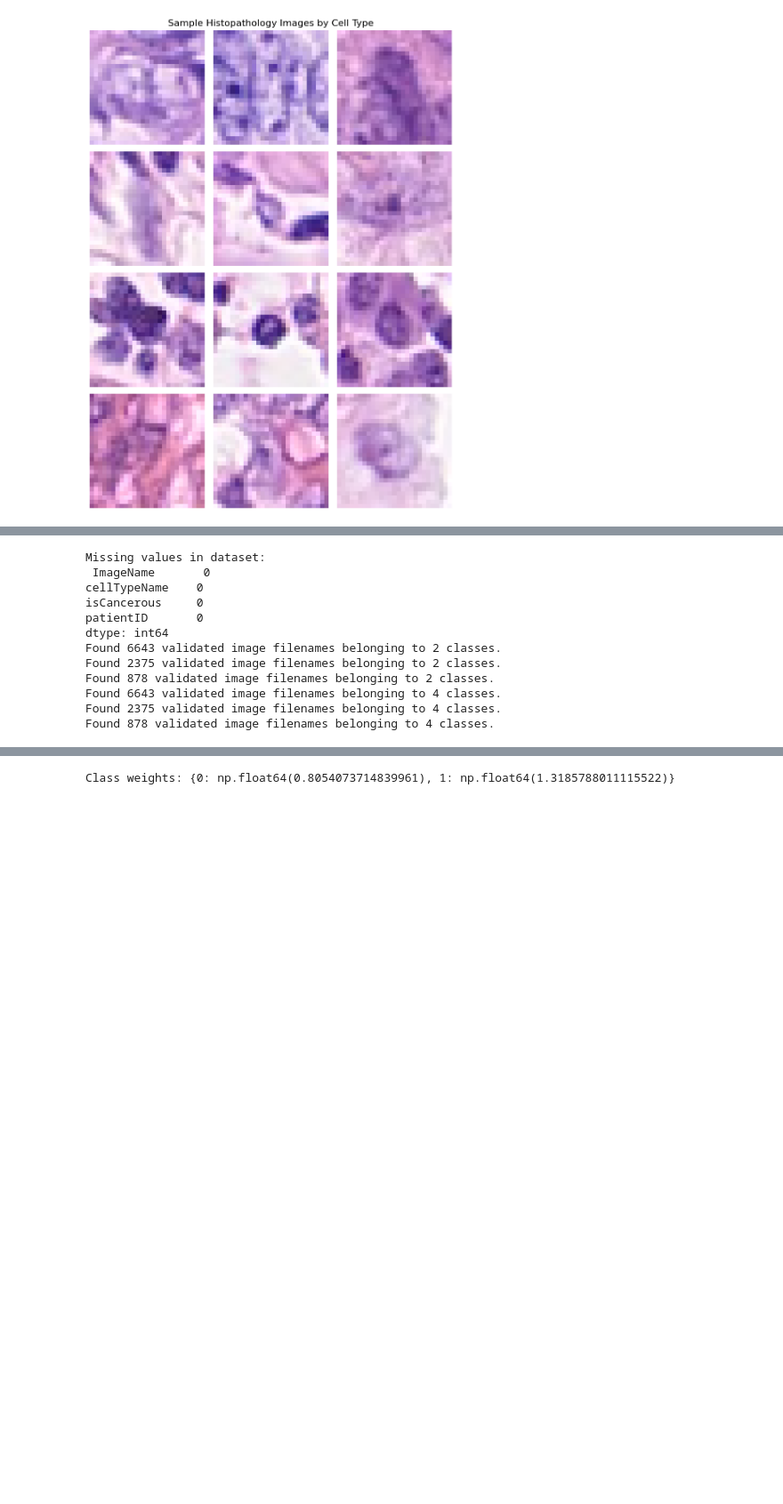
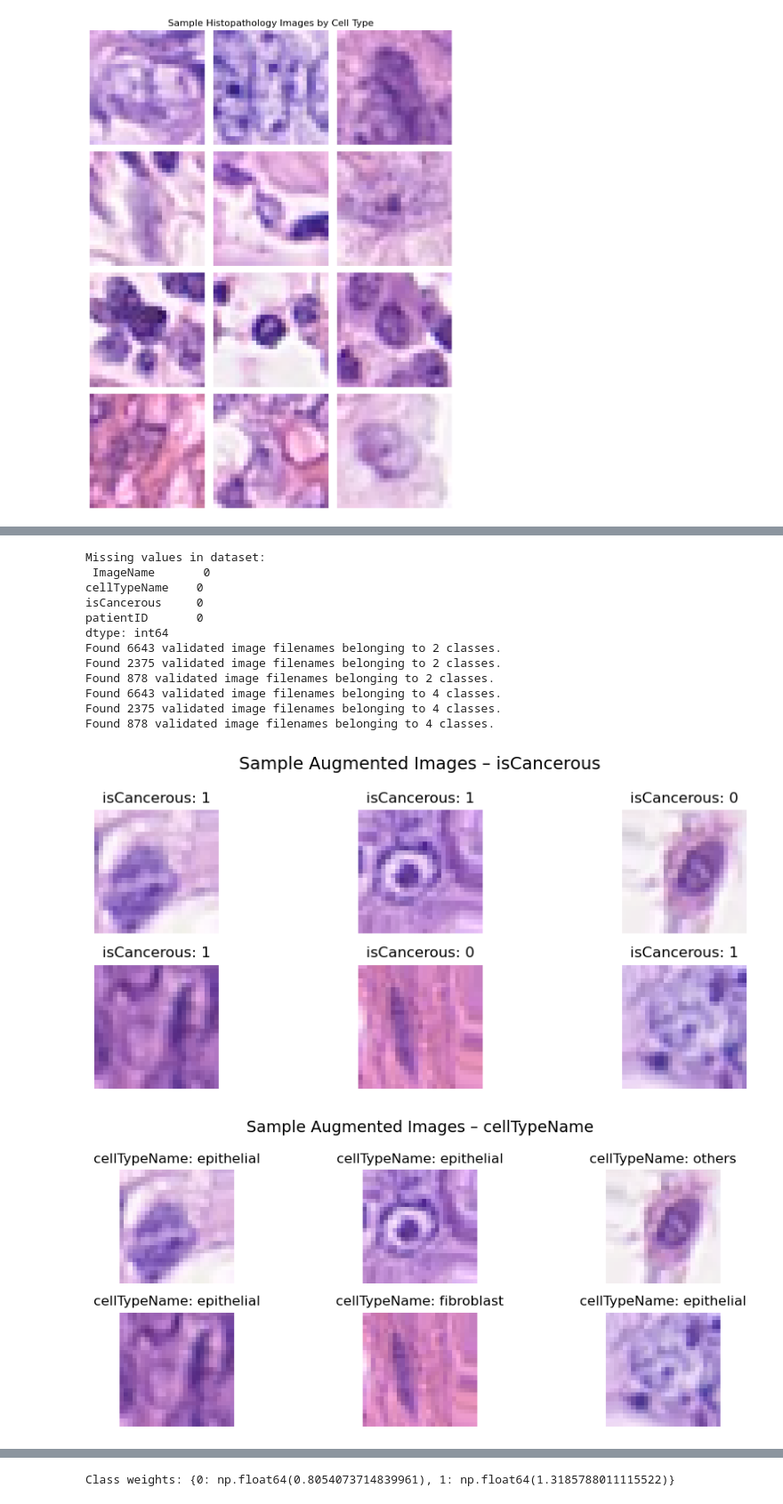
Before and after one commit to Shreyas-Shah30/Colon-Cancer-Histopathology-Image-Classification-ML-Project, a Jupyter notebook: s4005805_s3978268.ipynb, the cells around one changed output, grey strips where cells are left out. Shown at 89% size. Saved outputs shown, nothing was run; the diff lists cells and outputs as text; code cells hidden in the pictures; blank space fills up the shorter version.

```diff
--- a/s4005805_s3978268.ipynb
+++ b/s4005805_s3978268.ipynb
@@ -458,30 +434,70 @@ val_generator = val_test_datagen.flow_from_dataframe(
     y_col='cellTypeName',
     target_size=IMG_SIZE,
     batch_size=BATCH_SIZE,
     class_mode='categorical',
     shuffle=False
 )
 
 # Flowing test data (no augmentation)
 test_generator = val_test_datagen.flow_from_dataframe(
     test_data,
     x_col='image_path',
     y_col='cellTypeName',
     target_size=IMG_SIZE,
     batch_size=BATCH_SIZE,
     class_mode='categorical',
     shuffle=False
 )
+
+# -----------------------------------------------
+# Display Sample Augmented Images – isCancerous
+# -----------------------------------------------
+augmented_images_bin, augmented_labels_bin = next(train_generator_isCancerous)
+
+plt.figure(figsize=(10, 4))
+for i in range(6):
+    ax = plt.subplot(2, 3, i + 1)
+    plt.imshow(augmented_images_bin[i])
+    label = int(augmented_labels_bin[i])
+    plt.title(f"isCancerous: {label}")
+    plt.axis("off")
+
+plt.suptitle("Sample Augmented Images – isCancerous", fontsize=14)
+plt.tight_layout()
+plt.show()
+
+# -----------------------------------------------
+# Display Sample Augmented Images – cellTypeName
+# -----------------------------------------------
+augmented_images_multi, augmented_labels_multi = next(train_generator)
+
+# Reverse class_indices to get class names
+idx_to_class = {v: k for k, v in train_generator.class_indices.items()}
+
+plt.figure(figsize=(10, 4))
+for i in range(6):
+    ax = plt.subplot(2, 3, i + 1)
+    plt.imshow(augmented_images_multi[i])
+    label_index = np.argmax(augmented_labels_multi[i])
+    label_name = idx_to_class[label_index]
+    plt.title(f"cellTypeName: {label_name}")
+    plt.axis("off")
+
+plt.suptitle("Sample Augmented Images – cellTypeName", fontsize=14)
+plt.tight_layout()
+plt.show()
 # %% [output]
 Missing values in dataset:
  ImageName       0
 cellTypeName    0
 isCancerous     0
 patientID       0
 dtype: int64
 Found 6643 validated image filenames belonging to 2 classes.
 Found 2375 validated image filenames belonging to 2 classes.
 Found 878 validated image filenames belonging to 2 classes.
 Found 6643 validated image filenames belonging to 4 classes.
 Found 2375 validated image filenames belonging to 4 classes.
 Found 878 validated image filenames belonging to 4 classes.
+[figure, added]
+[figure, added]
```
Also changed, not shown: parts of 18 cells of this notebook.
